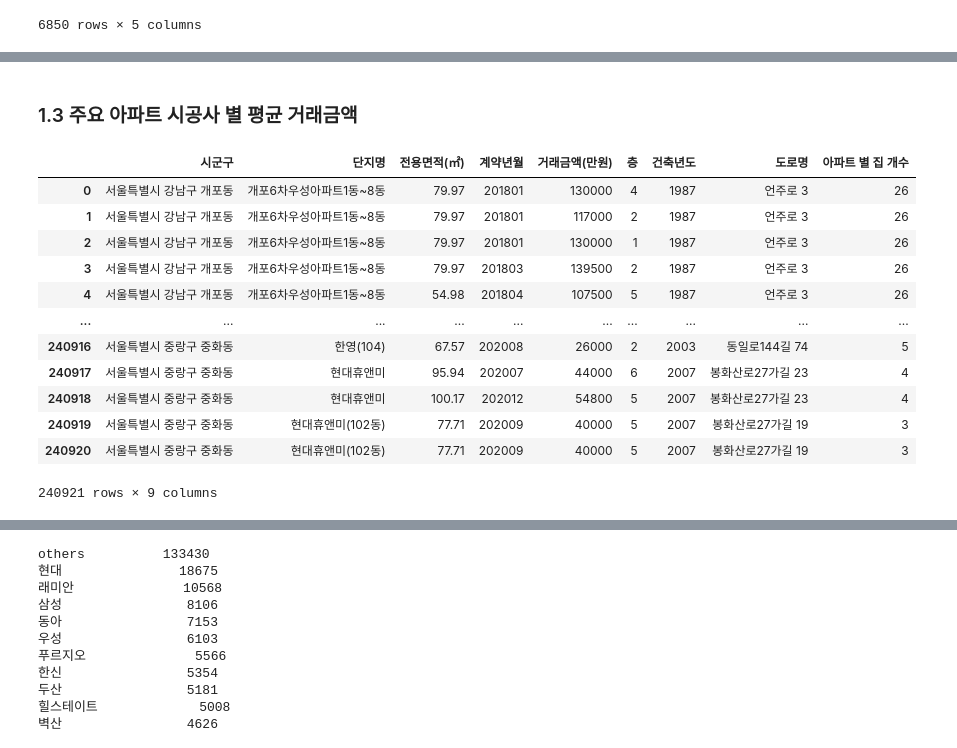
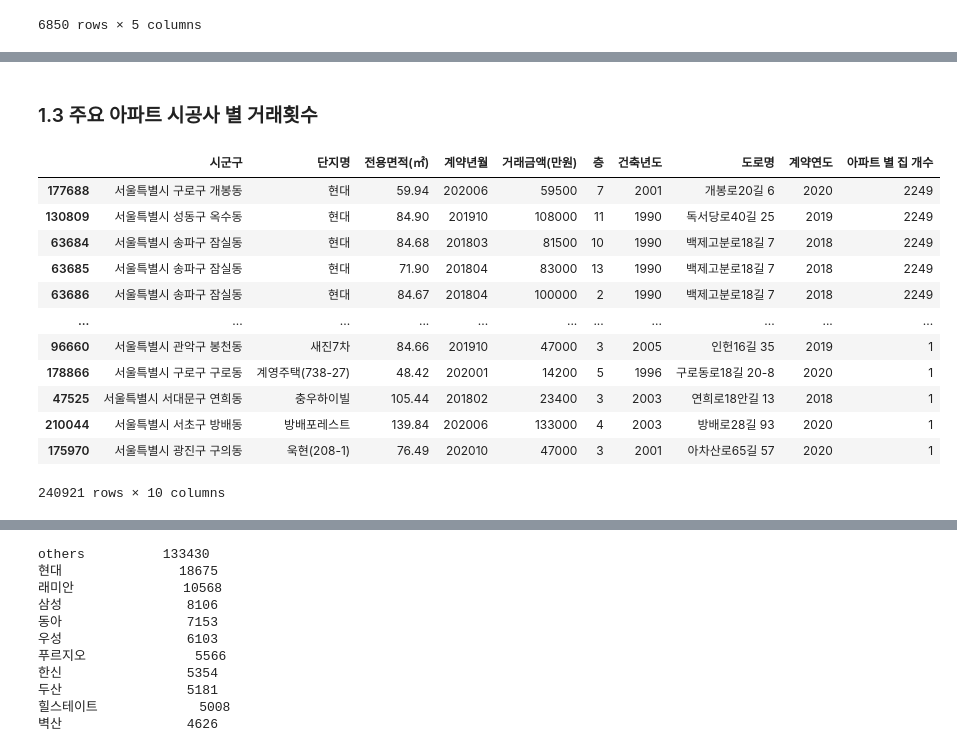
Before and after one commit to bini9788/Team4_EDA_ML_Prj, a Jupyter notebook: 데이터 컬럼 전처리/danji_column_refining.ipynb, the cells around one changed output, grey strips where cells are left out. Saved outputs shown, nothing was run; the diff lists cells and outputs as text; code cells hidden in the pictures.

```diff
--- a/데이터 컬럼 전처리/danji_column_refining.ipynb
+++ b/데이터 컬럼 전처리/danji_column_refining.ipynb
@@ -3,14 +10,12 @@
 # %% [markdown]
 ### 1.1 train data 생성
 # %%
-import pandas as pd
-
-estate_price_2016 = pd.read_csv('projectDataset/main data from seoul/estate_price_2016.csv', encoding='cp949')
-estate_price_2017 = pd.read_csv('projectDataset/main data from seoul/estate_price_2017.csv', encoding='cp949')
-estate_price_2018 = pd.read_csv('projectDataset/main data from seoul/estate_price_2018.csv', encoding='cp949')
-estate_price_2019 = pd.read_csv('projectDataset/main data from seoul/estate_price_2019.csv', encoding='cp949')
-estate_price_2020 = pd.read_csv('projectDataset/main data from seoul/estate_price_2020.csv', encoding='cp949')
-estate_price_2021 = pd.read_csv('projectDataset/main data from seoul/estate_price_2021.csv', encoding='cp949')
+estate_price_2016 = pd.read_csv('../dataset/estate_price_2016.csv', encoding='cp949')
+estate_price_2017 = pd.read_csv('../dataset/estate_price_2017.csv', encoding='cp949')
+estate_price_2018 = pd.read_csv('../dataset/estate_price_2018.csv', encoding='cp949')
+estate_price_2019 = pd.read_csv('../dataset/estate_price_2019.csv', encoding='cp949')
+estate_price_2020 = pd.read_csv('../dataset/estate_price_2020.csv', encoding='cp949')
+estate_price_2021 = pd.read_csv('../dataset/estate_price_2021.csv', encoding='cp949')
 # %%
 train_data = pd.concat([estate_price_2018, estate_price_2019, estate_price_2020])
 train_data
@@ -86,3 +89,9 @@ np.sum(pd.isnull(train_data))
 건축년도        0
 도로명         0
 dtype: int64
+# %%
+# 연도별 데이터 집계 위해 계약연도 컬럼 추가
+
+year_splited = train_data['계약년월'].astype(str).str[:4]
+train_data['계약연도'] = year_splited
+train_data.head()
@@ -156,26 +198,26 @@ train_data_by_danji_top30
 # %% [markdown]
-### 1.3 주요 아파트 시공사 별 평균 거래금액
+### 1.3 주요 아파트 시공사 별 거래횟수
 # %%
 # 아파트 별 몇 채 있는지 탐색, 같은 아파트 이름 갖는 수 저장
 # column => 아파트 별 집 개수
 train_data['아파트 별 집 개수'] = 0
 train_data_apt_count = train_data.groupby('단지명')['아파트 별 집 개수'].count()
 
 train_data = pd.merge(train_data, train_data_apt_count, on='단지명', how='left')
 train_data = train_data.drop('아파트 별 집 개수_x', axis=1).rename(columns={'아파트 별 집 개수_y':'아파트 별 집 개수'})
 
-train_data
+train_data.sort_values('아파트 별 집 개수', ascending=False)
 # %% [output]
-|  | 시군구 | 단지명 | 전용면적(㎡) | 계약년월 | 거래금액(만원) | 층 | 건축년도 | 도로명 | 아파트 별 집 개수 |
-| 0 | 서울특별시 강남구 개포동 | 개포6차우성아파트1동~8동 | 79.97 | 201801 | 130000 | 4 | 1987 | 언주로 3 | 26 |
-| 1 | 서울특별시 강남구 개포동 | 개포6차우성아파트1동~8동 | 79.97 | 201801 | 117000 | 2 | 1987 | 언주로 3 | 26 |
-| 2 | 서울특별시 강남구 개포동 | 개포6차우성아파트1동~8동 | 79.97 | 201801 | 130000 | 1 | 1987 | 언주로 3 | 26 |
-| 3 | 서울특별시 강남구 개포동 | 개포6차우성아파트1동~8동 | 79.97 | 201803 | 139500 | 2 | 1987 | 언주로 3 | 26 |
-| 4 | 서울특별시 강남구 개포동 | 개포6차우성아파트1동~8동 | 54.98 | 201804 | 107500 | 5 | 1987 | 언주로 3 | 26 |
-| ... | ... | ... | ... | ... | ... | ... | ... | ... | ... |
-| 240916 | 서울특별시 중랑구 중화동 | 한영(104) | 67.57 | 202008 | 26000 | 2 | 2003 | 동일로144길 74 | 5 |
-| 240917 | 서울특별시 중랑구 중화동 | 현대휴앤미 | 95.94 | 202007 | 44000 | 6 | 2007 | 봉화산로27가길 23 | 4 |
-| 240918 | 서울특별시 중랑구 중화동 | 현대휴앤미 | 100.17 | 202012 | 54800 | 5 | 2007 | 봉화산로27가길 23 | 4 |
-| 240919 | 서울특별시 중랑구 중화동 | 현대휴앤미(102동) | 77.71 | 202009 | 40000 | 5 | 2007 | 봉화산로27가길 19 | 3 |
-| 240920 | 서울특별시 중랑구 중화동 | 현대휴앤미(102동) | 77.71 | 202009 | 40000 | 5 | 2007 | 봉화산로27가길 19 | 3 |
+|  | 시군구 | 단지명 | 전용면적(㎡) | 계약년월 | 거래금액(만원) | 층 | 건축년도 | 도로명 | 계약연도 | 아파트 별 집 개수 |
+| 177688 | 서울특별시 구로구 개봉동 | 현대 | 59.94 | 202006 | 59500 | 7 | 2001 | 개봉로20길 6 | 2020 | 2249 |
+| 130809 | 서울특별시 성동구 옥수동 | 현대 | 84.90 | 201910 | 108000 | 11 | 1990 | 독서당로40길 25 | 2019 | 2249 |
+| 63684 | 서울특별시 송파구 잠실동 | 현대 | 84.68 | 201803 | 81500 | 10 | 1990 | 백제고분로18길 7 | 2018 | 2249 |
+| 63685 | 서울특별시 송파구 잠실동 | 현대 | 71.90 | 201804 | 83000 | 13 | 1990 | 백제고분로18길 7 | 2018 | 2249 |
+| 63686 | 서울특별시 송파구 잠실동 | 현대 | 84.67 | 201804 | 100000 | 2 | 1990 | 백제고분로18길 7 | 2018 | 2249 |
+| ... | ... | ... | ... | ... | ... | ... | ... | ... | ... | ... |
+| 96660 | 서울특별시 관악구 봉천동 | 새진7차 | 84.66 | 201910 | 47000 | 3 | 2005 | 인헌16길 35 | 2019 | 1 |
+| 178866 | 서울특별시 구로구 구로동 | 계영주택(738-27) | 48.42 | 202001 | 14200 | 5 | 1996 | 구로동로18길 20-8 | 2020 | 1 |
+| 47525 | 서울특별시 서대문구 연희동 | 충우하이빌 | 105.44 | 201802 | 23400 | 3 | 2003 | 연희로18안길 13 | 2018 | 1 |
+| 210044 | 서울특별시 서초구 방배동 | 방배포레스트 | 139.84 | 202006 | 133000 | 4 | 2003 | 방배로28길 93 | 2020 | 1 |
+| 175970 | 서울특별시 광진구 구의동 | 욱현(208-1) | 76.49 | 202010 | 47000 | 3 | 2001 | 아차산로65길 57 | 2020 | 1 |
-240921 rows × 9 columns
+240921 rows × 10 columns
```
Also changed, not shown: parts of 29 cells of this notebook.
